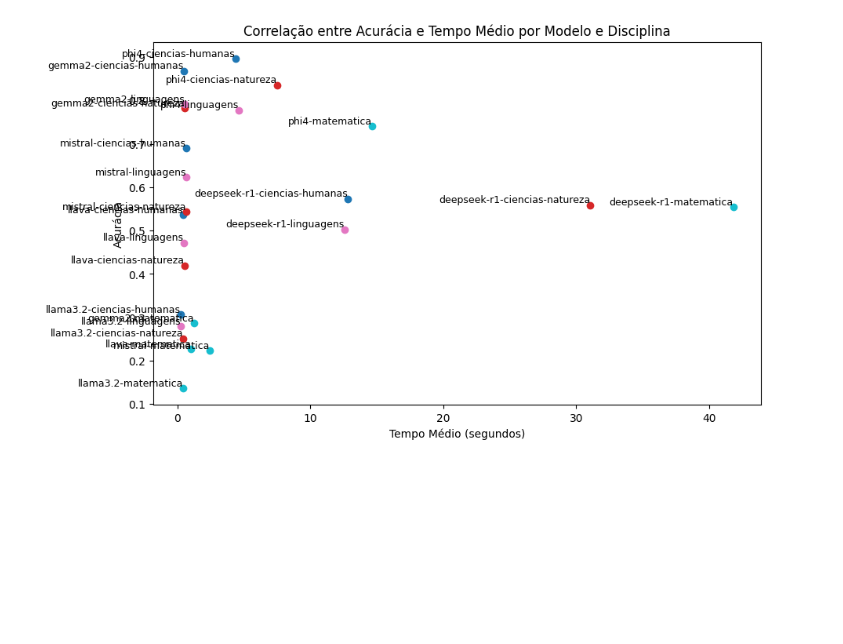
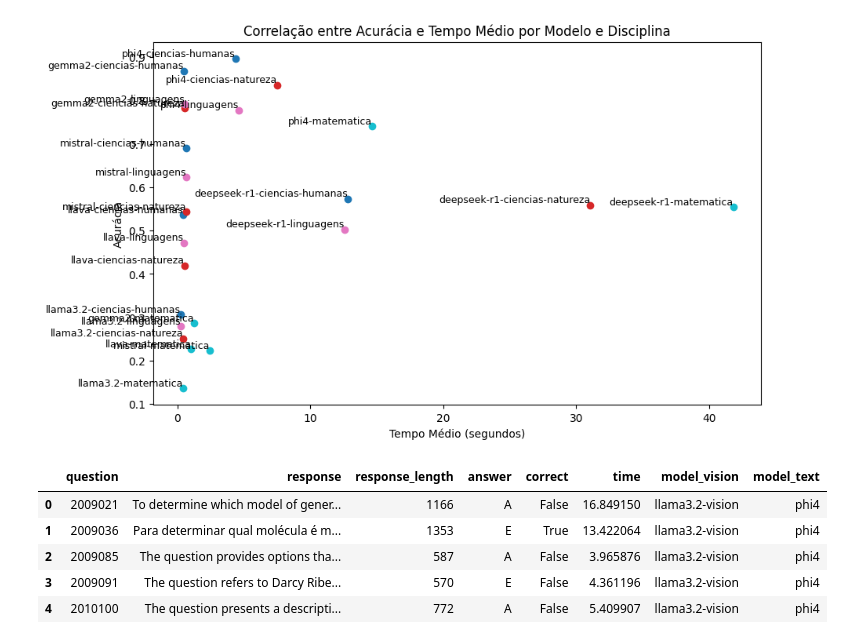
Before and after one commit to rubdelima/estuda-ia, a Jupyter notebook: 01-2-Predicts-views.ipynb, the cells around one changed output. Drawn from its saved outputs; the diff is of its cells as text; code cells hidden in the pictures; blank space fills up the shorter version.

```diff
--- a/01-2-Predicts-views.ipynb
+++ b/01-2-Predicts-views.ipynb
@@ -672,3 +672,20 @@ def plot_discipline_accuracy_vs_time(df: pd.DataFrame):
 plot_accuracy_vs_time(df)
 # %% [output]
 [figure]
+# %%
+multi_modes_example = load_json('./predict_data/answ-multi.json')
+
+for question in multi_modes_example.values():
+    question['model_vision'], question['model_text'] = question['model'].split('+')
+    del question['model']
+
+df = pd.DataFrame(multi_modes_example.values())
+
+df.head()
+# %% [output]
+|  | question | response | response_length | answer | correct | time | model_vision | model_text |
+| 0 | 2009021 | To determine which model of gener... | 1166 | A | False | 16.849150 | llama3.2-vision | phi4 |
+| 1 | 2009036 | Para determinar qual molécula é m... | 1353 | E | True | 13.422064 | llama3.2-vision | phi4 |
+| 2 | 2009085 | The question provides options tha... | 587 | A | False | 3.965876 | llama3.2-vision | phi4 |
+| 3 | 2009091 | The question refers to Darcy Ribe... | 570 | E | False | 4.361196 | llama3.2-vision | phi4 |
+| 4 | 2010100 | The question presents a descripti... | 772 | A | False | 5.409907 | llama3.2-vision | phi4 |
```
Also changed, not shown: parts of 5 cells of this notebook, 2 other files.
